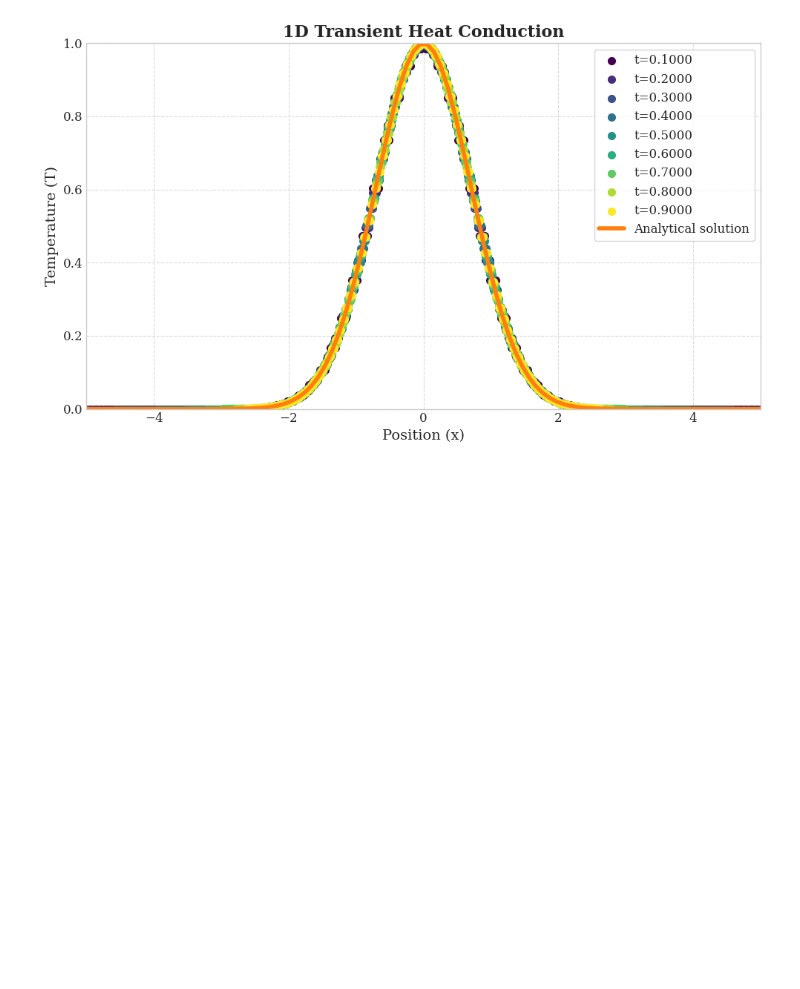
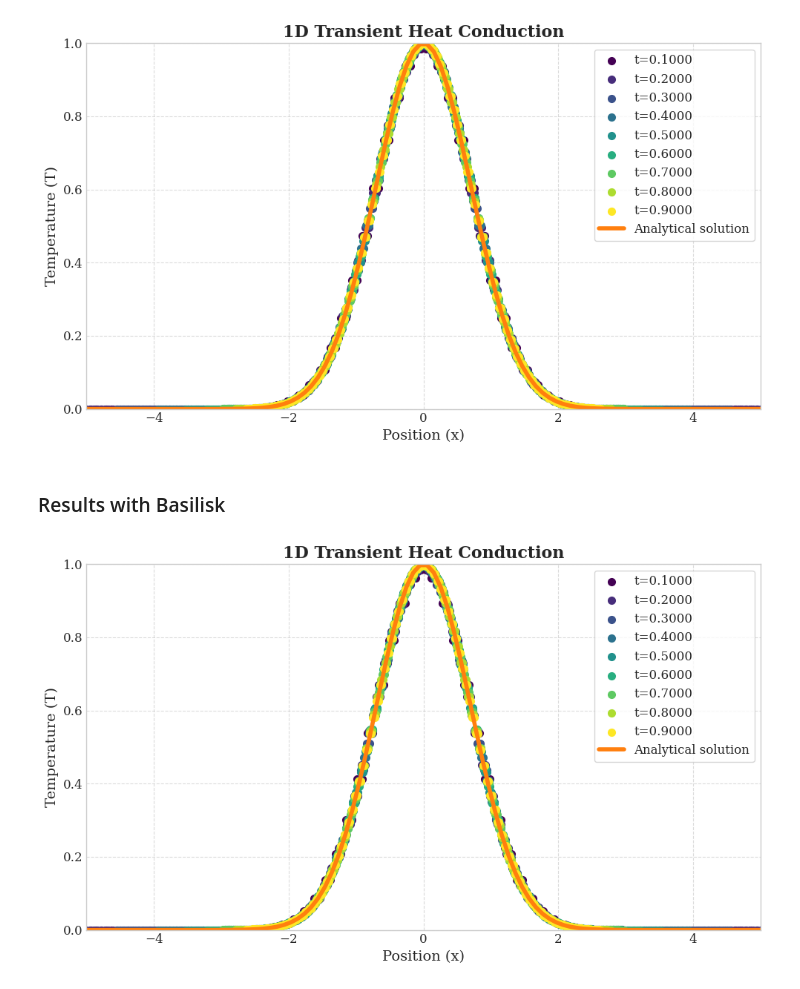
Before and after one commit to comphy-lab/Basilisk-101nano, a Jupyter notebook: postProcess/0-conduction.ipynb, the cells around one changed output. Drawn from its saved outputs; the diff is of its cells as text; code cells hidden in the pictures; blank space fills up the shorter version.

```diff
--- a/postProcess/0-conduction.ipynb
+++ b/postProcess/0-conduction.ipynb
@@ -191,3 +191,59 @@ plt.tight_layout()
 plt.show()
 # %% [output]
 [figure]
+# %% [markdown]
+### Results with Basilisk
+# %%
+# ## Visualization of Results
+#
+# Let's load the numerical results from our simulation and create a visualization comparing with the analytical solution.
+import numpy as np
+import matplotlib.pyplot as plt
+import pandas as pd
+from matplotlib import rcParams
+
+# Set up nice plotting style
+plt.style.use('seaborn-v0_8-whitegrid')
+rcParams['font.family'] = 'serif'
+rcParams['font.size'] = 12
+rcParams['figure.figsize'] = (10, 6)
+
+L0 = 10.0
+X0 = -L0/2
+tsnap = 0.1
+tmax = 1.0
+timeSeries = np.arange(tsnap, tmax, tsnap)
+COLOR = plt.cm.viridis(np.linspace(0, 1, len(timeSeries)))
+
+# Create the figure
+fig, ax = plt.subplots()
+for t, c in zip(timeSeries, COLOR):
+    # Load the simulation results
+    data = pd.read_csv(f'../testCases/0-conduction-transient-basilisk/intermediate/snapshot-{t:0.4f}.csv', header=None, names=['x', 'T'])
+    # Plot numerical solution
+    eta = data['x']/(2.0*np.sqrt(t))
+    T = data['T']*np.sqrt(4.0*np.pi*t)
+    ax.scatter(eta, T, color=c, linewidth=2, label=f't={t:0.4f}')
+
+# Plot analytical solution
+x_analytical = np.linspace(-L0/2, L0/2, 100)
+T_analytical = np.exp(-x_analytical**2)
+ax.plot(x_analytical, T_analytical, '-', color='#ff7f0e', linewidth=4, label='Analytical solution')
+
+# Add labels and title
+ax.set_xlabel('Position (x)', fontsize=14)
+ax.set_ylabel('Temperature (T)', fontsize=14)
+ax.set_title('1D Transient Heat Conduction: Basilisk', fontsize=16, fontweight='bold')
+
+# Add grid and legend
+ax.grid(True, linestyle='--', alpha=0.7)
+ax.legend(frameon=True, fontsize=12)
+
+# Set axis limits
+ax.set_xlim(-L0/2, L0/2)
+ax.set_ylim(0.0, 1.0)
+
+plt.tight_layout()
+plt.show()
+# %% [output]
+[figure, added]
```
Also changed, not shown: 4 other files.
